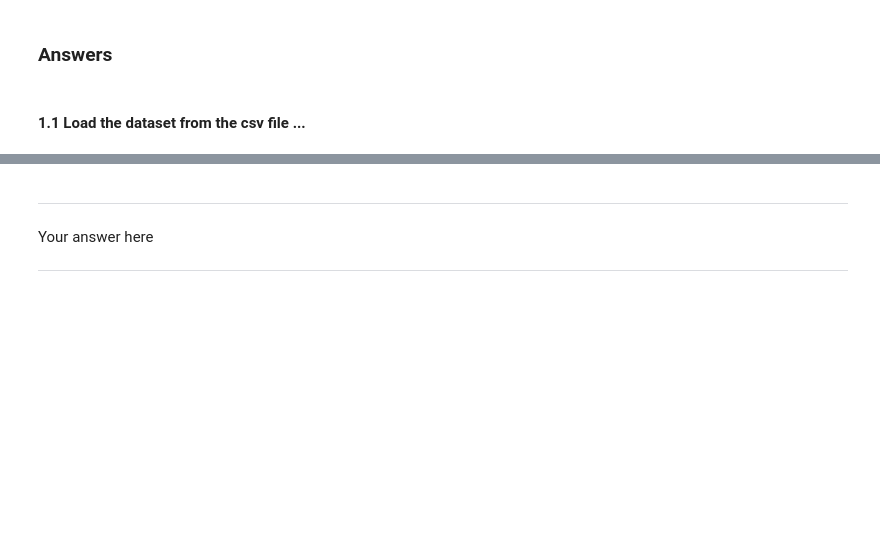
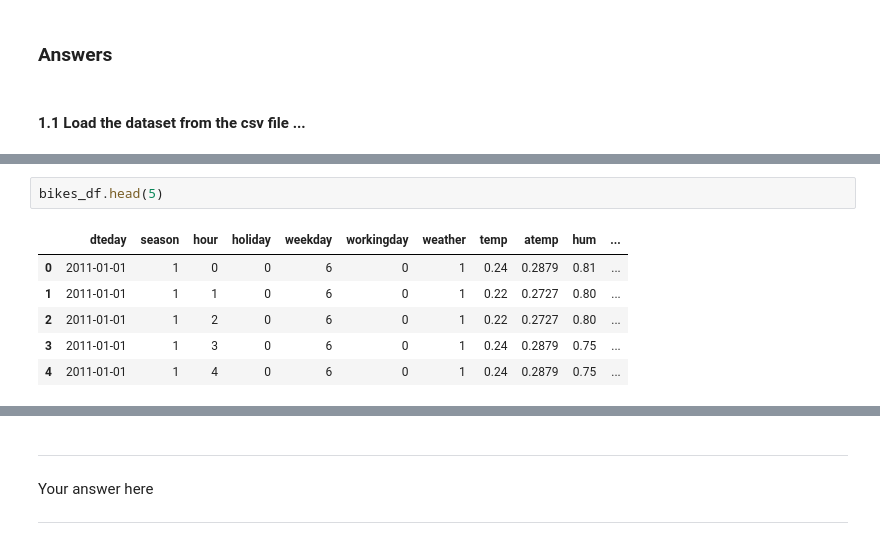
Before and after one commit to eslawler/cs109a, a Jupyter notebook: homework/HW3/cs109a_hw3.ipynb, the cells around one changed output, grey strips where cells are left out. Cells and saved outputs as stored; diff of their text form; blank space fills up the shorter version.

```diff
--- a/homework/HW3/cs109a_hw3.ipynb
+++ b/homework/HW3/cs109a_hw3.ipynb
@@ -116,0 +133,9 @@ http://pandas.pydata.org/pandas-docs/stable/generated/pandas.to_datetime.html
+# %%
+bikes_df.head(5)
+# %% [output]
+|  | dteday | season | hour | holiday | weekday | workingday | weather | temp | atemp | hum | ... |
+| 0 | 2011-01-01 | 1 | 0 | 0 | 6 | 0 | 1 | 0.24 | 0.2879 | 0.81 | ... |
+| 1 | 2011-01-01 | 1 | 1 | 0 | 6 | 0 | 1 | 0.22 | 0.2727 | 0.80 | ... |
+| 2 | 2011-01-01 | 1 | 2 | 0 | 6 | 0 | 1 | 0.22 | 0.2727 | 0.80 | ... |
+| 3 | 2011-01-01 | 1 | 3 | 0 | 6 | 0 | 1 | 0.24 | 0.2879 | 0.75 | ... |
+| 4 | 2011-01-01 | 1 | 4 | 0 | 6 | 0 | 1 | 0.24 | 0.2879 | 0.75 | ... |
```
Also changed, not shown: parts of 22 cells of this notebook, 1 other file.
